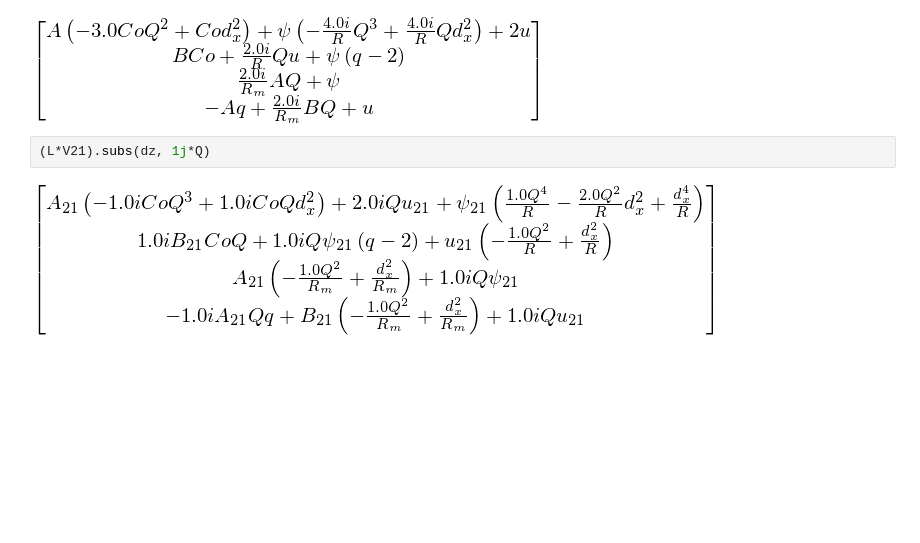
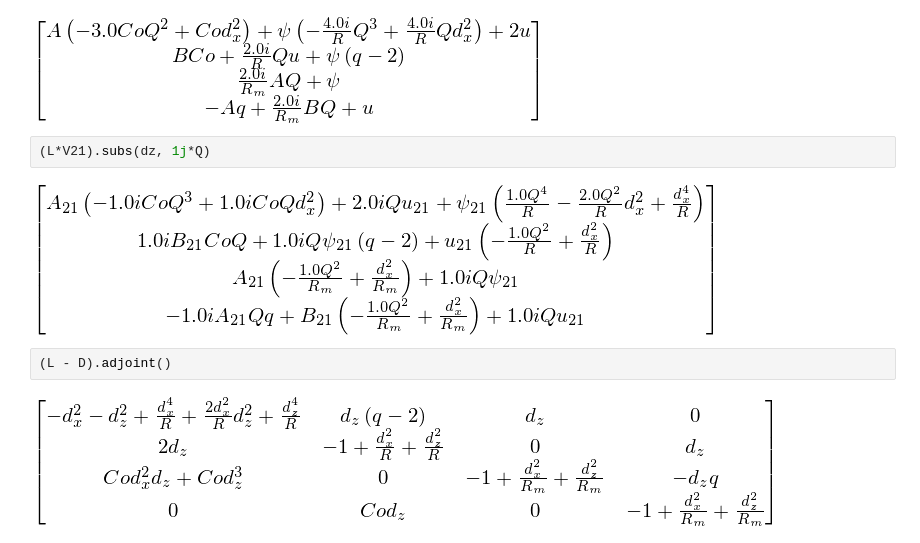
Before and after one commit to jsoishi/weakly_nonlinear_mri, a Jupyter notebook: python/adjoint solution.ipynb, the cells around one changed output. Cells and saved outputs as stored; diff of their text form; blank space fills up the shorter version.

```diff
--- a/python/adjoint solution.ipynb
+++ b/python/adjoint solution.ipynb
@@ -536,3 +536,7 @@ Gtwiddle = -G*dz - L3*dz**3
 (L*V21).subs(dz, 1j*Q)
 # %% [output]
 [figure]
+# %%
+(L - D).adjoint()
+# %% [output]
+[figure, added]
```
Also changed, not shown: 3 other files.
